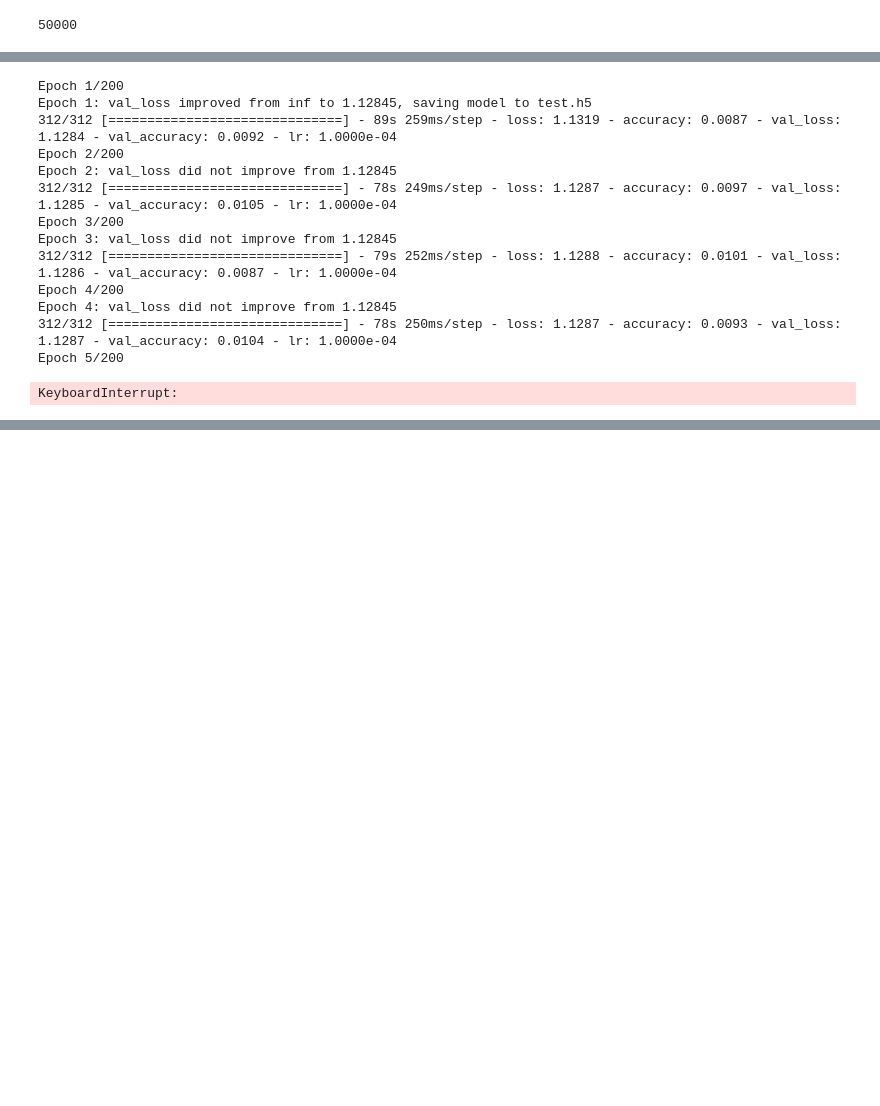
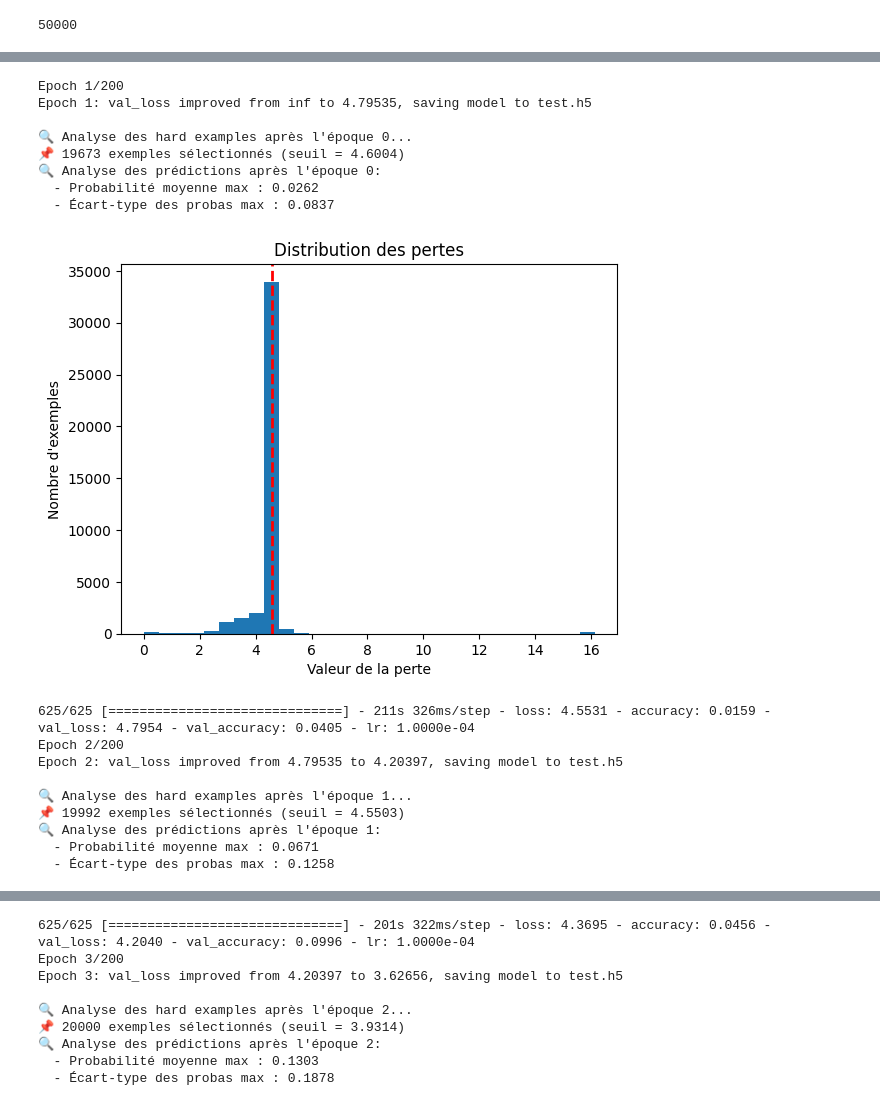
Before and after one commit to Ddne59/Cifar100, a Jupyter notebook: main.ipynb, the cells around one changed output, grey strips where cells are left out. Saved outputs shown, nothing was run; the diff lists cells and outputs as text; code cells hidden in the pictures; blank space fills up the shorter version.

Commit message:
Best Model, used HardExampleMining as callback

```diff
--- a/main.ipynb
+++ b/main.ipynb
@@ -71,18 +73,16 @@ print(len(p_train))
 # %% [output]
 50000
 # %%
-import tensorflow as tf
-import numpy as np
-
 class CIFAR100Generator(tf.keras.utils.Sequence):
     def __init__(self, images, labels, batch_size=32, shuffle=True, num_classes=100, augment=False):
-        self.images = np.array(images, dtype=np.float32) / 255.0  # Normalisation
+        self.images = np.array(images, dtype=np.float32)
         self.labels = np.array(labels, dtype=np.int32)
         self.batch_size = batch_size
         self.shuffle = shuffle
         self.num_classes = num_classes
         self.augment = augment  # Activation ou non de l'augmentation
         self.indices = np.arange(len(self.images))
+        self.images = preprocess_input(self.images)
         self.on_epoch_end()
 
     def __len__(self):
@@ -107,14 +107,19 @@ class CIFAR100Generator(tf.keras.utils.Sequence):
             np.random.shuffle(self.indices)
 
     def augment_images(self, batch_images):
-        """ Applique des transformations aléatoires aux images """
         batch_images_aug = []
         for img in batch_images:
-            img = tf.image.random_flip_left_right(img)  # Flip horizontal
-            img = tf.image.random_brightness(img, max_delta=0.1)  # Variation de luminosité
-            img = tf.image.random_contrast(img, lower=0.9, upper=1.1)  # Changement de contraste
-            img = tf.image.random_saturation(img, lower=0.9, upper=1.1)  # Saturation
-            batch_images_aug.append(img)
+            if np.random.rand() > 0.5:  # 50% des images restent inchangées
+                batch_images_aug.append(img)
+            else:
+                img = tf.image.random_flip_left_right(img)
+                img = tf.image.random_brightness(img, max_delta=0.2)
+                img = tf.image.random_contrast(img, lower=0.8, upper=1.2)
+                img = tf.image.random_saturation(img, lower=0.8, upper=1.2)
+                img = tf.image.rot90(img, k=np.random.randint(4))
+                img = tf.image.resize_with_crop_or_pad(img, 36, 36)
+                img = tf.image.random_crop(img, size=[32, 32, 3])
+                batch_images_aug.append(img)
 
         return np.array(batch_images_aug, dtype=np.float32)
 
@@ -141,7 +146,7 @@ def create_test_generator(images, labels, batch_size=32):
 
     return test_generator
 # %%
-train_generator, val_generator = create_generators(p_train, trained_label, batch_size=128)
+train_generator, val_generator = create_generators(p_train, trained_label, batch_size=64)
 # %%
 
 x_batch, y_batch = train_generator[0]
@@ -161,5 +202,5 @@ def focal_loss(alpha=0.25, gamma=2.0):
 # %%
-def neural_net(num_neurones,num_hidden_layers,dropout_rate, early_stop_patience, lr_scheduler_patience, learning_rate= 0.0001):
+def neural_net(num_neurones,num_hidden_layers,dropout_rate, early_stop_patience, lr_scheduler_patience, train_generator,learning_rate= 0.0001):
     base_model = Xception(weights='imagenet', include_top=False)
     x = base_model.output
     x = GlobalAveragePooling2D()(x)
@@ -174,14 +215,17 @@ def neural_net(num_neurones,num_hidden_layers,dropout_rate, early_stop_patience,
     checkpoint = ModelCheckpoint("test.h5", monitor='val_loss', verbose=1, save_best_only=True, save_weights_only=False, mode='auto')
     early = EarlyStopping(monitor='val_loss', min_delta=0, patience=early_stop_patience, verbose=1, mode='auto')
     lr_scheduler = ReduceLROnPlateau(monitor='val_loss', factor=0.1, patience=lr_scheduler_patience)
-    callbacks = [checkpoint, early, lr_scheduler]
+    hardExample = HardExampleMining(train_generator)  # Ajout du callback Hard Example Mining
+    callbacks = [checkpoint, early, lr_scheduler, hardExample]
 
     # Créer l'instance de l'optimiseur avec le learning rate spécifié
     optimizer = Adam(learning_rate=learning_rate)
+    #optimizer = SGD(learning_rate=learning_rate, momentum=0.9, nesterov=True)
+
 
     # Compiler le modèle avec l'optimiseur configuré
     model = Model(inputs= base_model.input , outputs=predictions)
-    model.compile(optimizer=optimizer, loss=focal_loss(), metrics=['accuracy'])
+    model.compile(optimizer=optimizer, loss=CategoricalCrossentropy(label_smoothing=0.1), metrics=['accuracy'])
     return model, callbacks
 
 # Entraîner le modèle
@@ -213,25 +257,30 @@ def plot_history(history):
     plt.legend(['Train', 'Validation'], loc='upper left')
     plt.show()
 # %%
-model, callback = neural_net(num_neurones=512, num_hidden_layers=2,
-                              dropout_rate=0.4, early_stop_patience=8,
-                              lr_scheduler_patience=3, learning_rate= 0.0001)
+model, callback = neural_net(num_neurones=512, num_hidden_layers=3,
+                            dropout_rate=0.4, early_stop_patience=8,
+                            lr_scheduler_patience=3, train_generator=train_generator,
+                            learning_rate= 0.0001)
 
 history = training(model=model, cb= callback, n_epoch=200)
 
 plot_history(history=history)
 # %% [output]
 Epoch 1/200
-Epoch 1: val_loss improved from inf to 1.12845, saving model to test.h5
-312/312 [==============================] - 89s 259ms/step - loss: 1.1319 - accuracy: 0.0087 - val_loss: 1.1284 - val_accuracy: 0.0092 - lr: 1.0000e-04
-Epoch 2/200
-Epoch 2: val_loss did not improve from 1.12845
-312/312 [==============================] - 78s 249ms/step - loss: 1.1287 - accuracy: 0.0097 - val_loss: 1.1285 - val_accuracy: 0.0105 - lr: 1.0000e-04
-Epoch 3/200
-Epoch 3: val_loss did not improve from 1.12845
-312/312 [==============================] - 79s 252ms/step - loss: 1.1288 - accuracy: 0.0101 - val_loss: 1.1286 - val_accuracy: 0.0087 - lr: 1.0000e-04
-Epoch 4/200
-Epoch 4: val_loss did not improve from 1.12845
-312/312 [==============================] - 78s 250ms/step - loss: 1.1287 - accuracy: 0.0093 - val_loss: 1.1287 - val_accuracy: 0.0104 - lr: 1.0000e-04
-Epoch 5/200
+Epoch 1: val_loss improved from inf to 4.79535, saving model to test.h5
+
+🔍 Analyse des hard examples après l'époque 0...
+📌 19673 exemples sélectionnés (seuil = 4.6004)
+🔍 Analyse des prédictions après l'époque 0:
+  - Probabilité moyenne max : 0.0262
+  - Écart-type des probas max : 0.0837
+[figure, added]
-KeyboardInterrupt:
+625/625 [==============================] - 211s 326ms/step - loss: 4.5531 - accuracy: 0.0159 - val_loss: 4.7954 - val_accuracy: 0.0405 - lr: 1.0000e-04
+Epoch 2/200
+Epoch 2: val_loss improved from 4.79535 to 4.20397, saving model to test.h5
+
+🔍 Analyse des hard examples après l'époque 1...
+📌 19992 exemples sélectionnés (seuil = 4.5503)
+🔍 Analyse des prédictions après l'époque 1:
+  - Probabilité moyenne max : 0.0671
+  - Écart-type des probas max : 0.1258
@@ -237,0 +288,9 @@ KeyboardInterrupt:
+625/625 [==============================] - 201s 322ms/step - loss: 4.3695 - accuracy: 0.0456 - val_loss: 4.2040 - val_accuracy: 0.0996 - lr: 1.0000e-04
+Epoch 3/200
+Epoch 3: val_loss improved from 4.20397 to 3.62656, saving model to test.h5
+
+🔍 Analyse des hard examples après l'époque 2...
+📌 20000 exemples sélectionnés (seuil = 3.9314)
+🔍 Analyse des prédictions après l'époque 2:
+  - Probabilité moyenne max : 0.1303
+  - Écart-type des probas max : 0.1878
```
Also changed, not shown: parts of 9 cells of this notebook.
